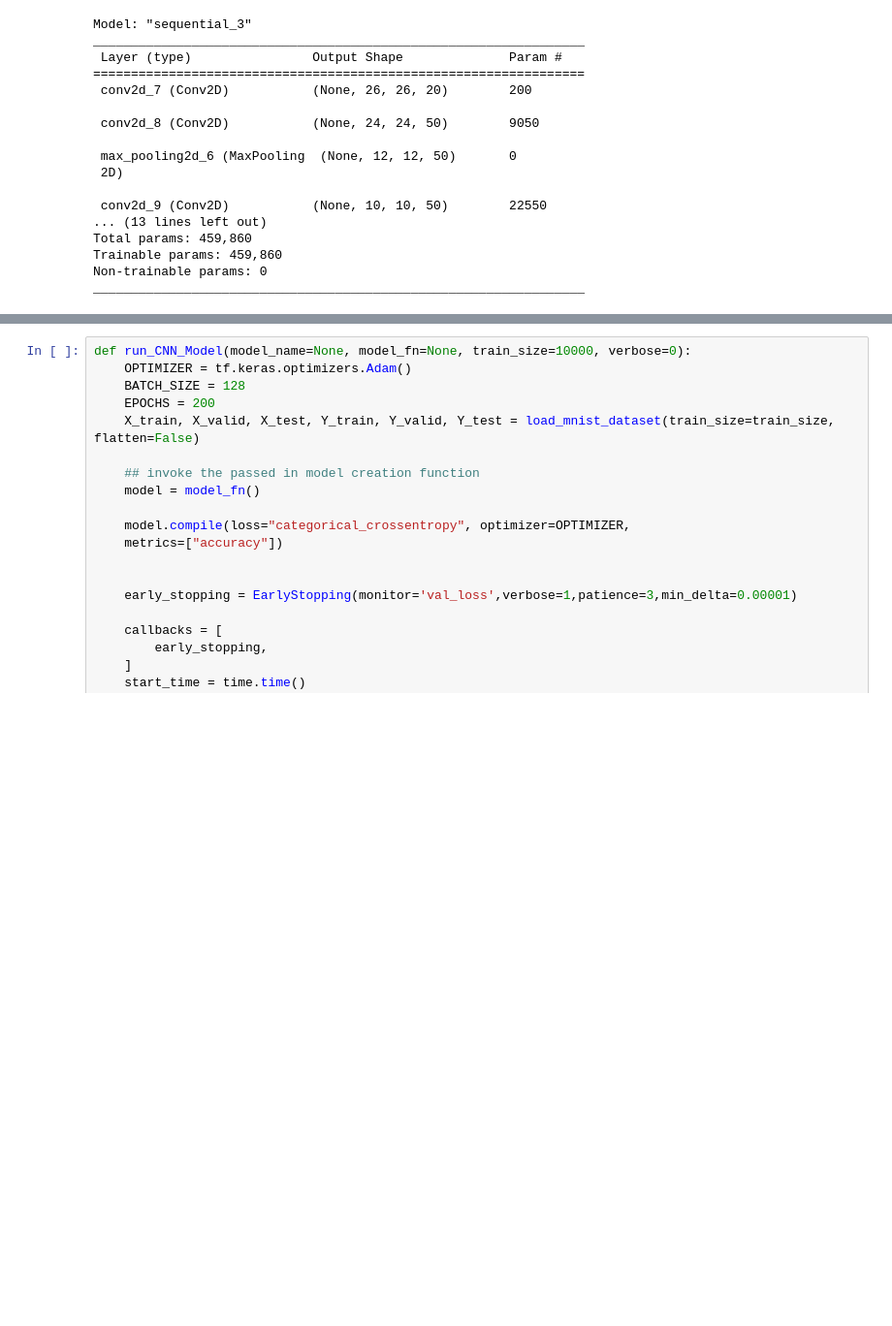
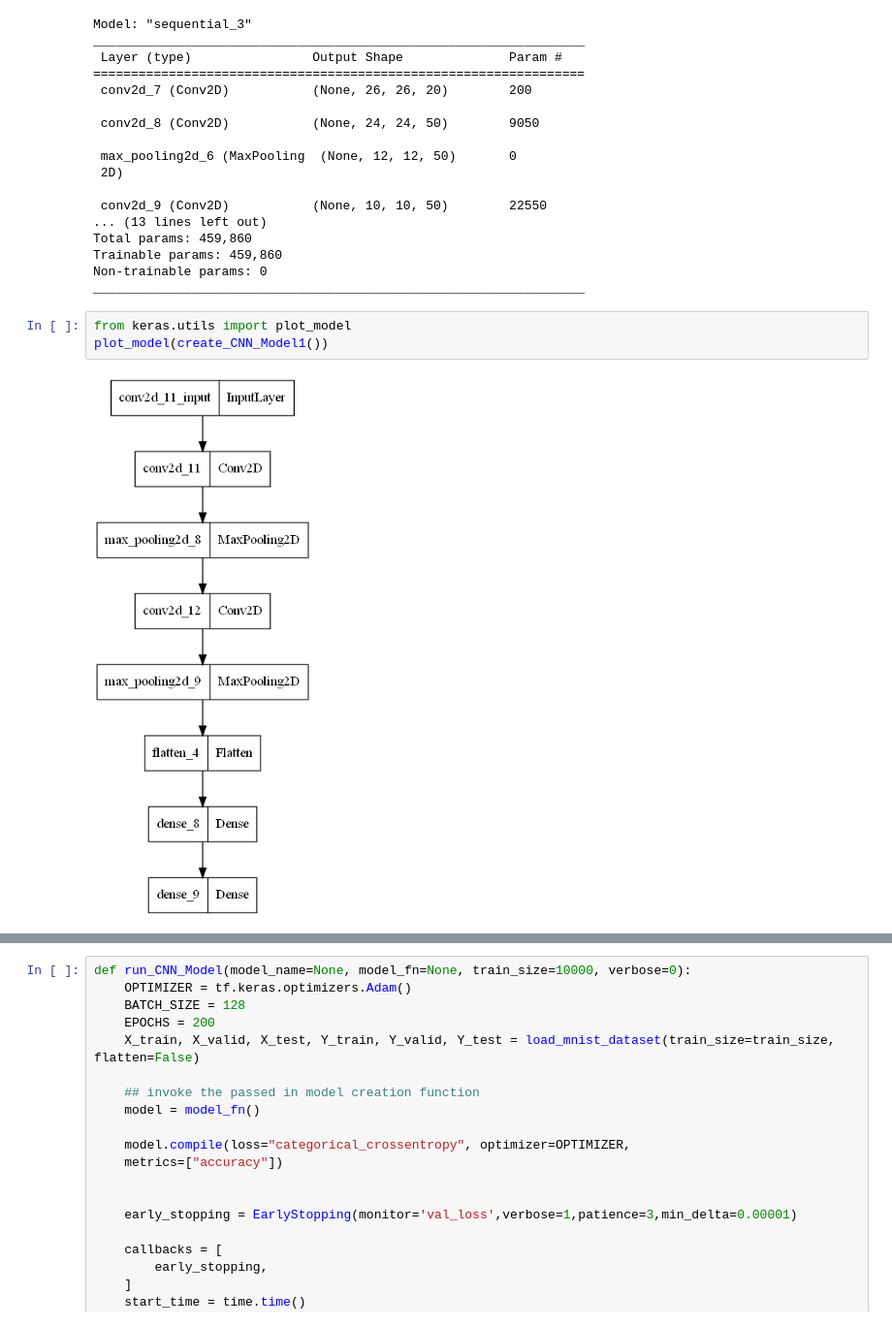
Before and after one commit to albert-kepner/Week6_DL_FinalProject, a Jupyter notebook: CNN_Models.ipynb, the cells around one changed output, grey strips where cells are left out. Shown: that part at 97% size. Saved outputs shown, nothing was run; the diff lists cells and outputs as text; blank space fills up the shorter version.

Commit message:
added plot_model

```diff
--- a/CNN_Models.ipynb
+++ b/CNN_Models.ipynb
@@ -232,3 +232,8 @@ Total params: 459,860
 Trainable params: 459,860
 Non-trainable params: 0
 _________________________________________________________________
+# %%
+from keras.utils import plot_model
+plot_model(create_CNN_Model1())
+# %% [output]
+[figure, added]
```
Also changed, not shown: parts of 26 cells of this notebook, 4 other files.
